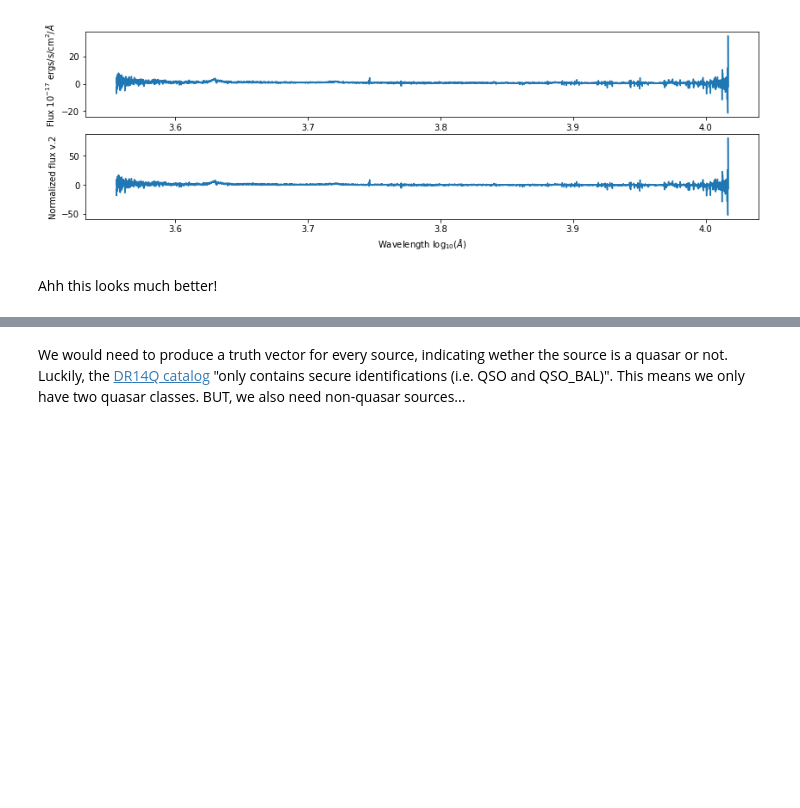
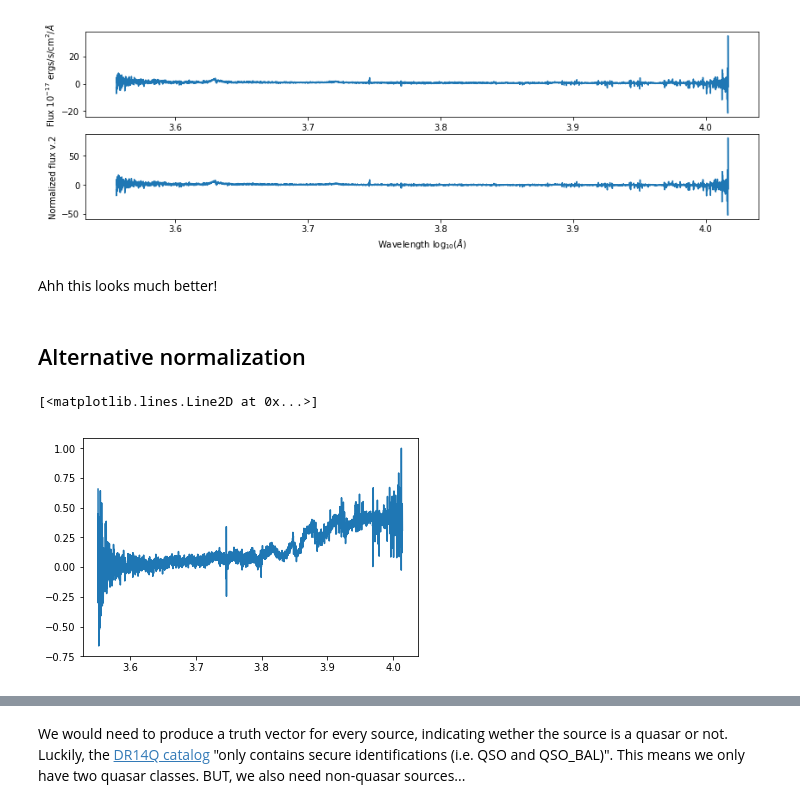
Before and after one commit to ManuelSolimano/mqc-nets, a Jupyter notebook: io.ipynb, the cells around one changed output, grey strips where cells are left out. Saved outputs shown, nothing was run; the diff lists cells and outputs as text; code cells hidden in the pictures; blank space fills up the shorter version.

```diff
--- a/io.ipynb
+++ b/io.ipynb
@@ -237,3 +241,13 @@ ax[1].set_ylabel(r'Normalized flux v.2');
 [figure]
 # %% [markdown]
 Ahh this looks much better!
+# %% [markdown]
+## Alternative normalization
+# %%
+data = fitsio.read('data/starboss/spec-3586-55181-0071.fits', columns=['loglam', 'flux', 'ivar'], dtype=np.float32)
+
+normflux = data['flux'] / data['flux'].max()
+plt.plot(data['loglam'], normflux)
+# %% [output]
+[<matplotlib.lines.Line2D at 0x...>]
+[figure, added]
```
Also changed, not shown: parts of 21 cells of this notebook, 11 other files.
